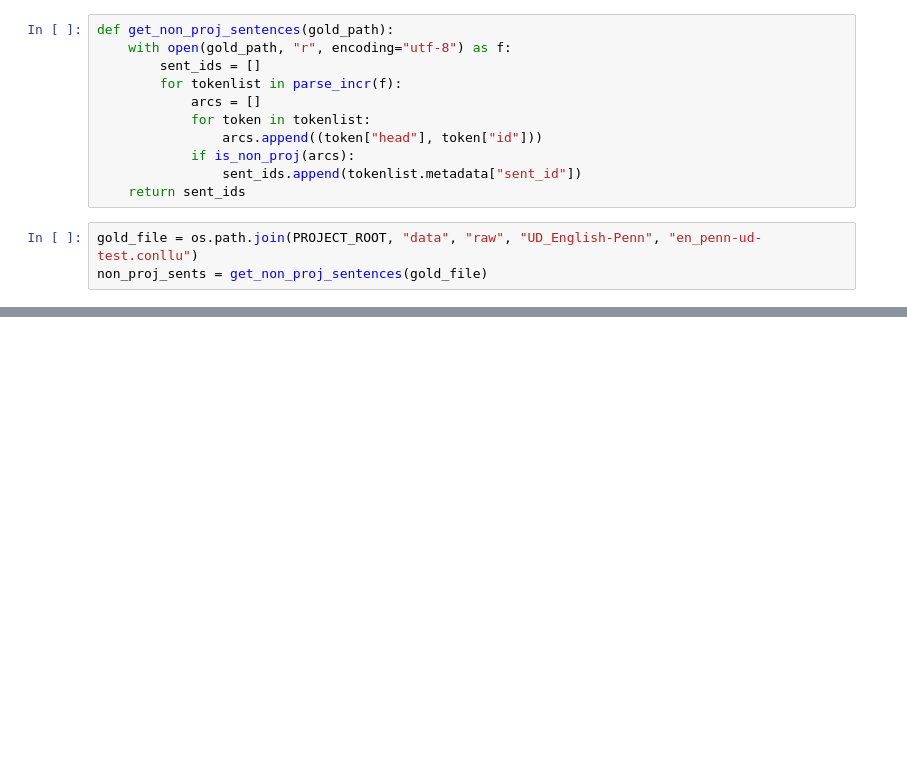
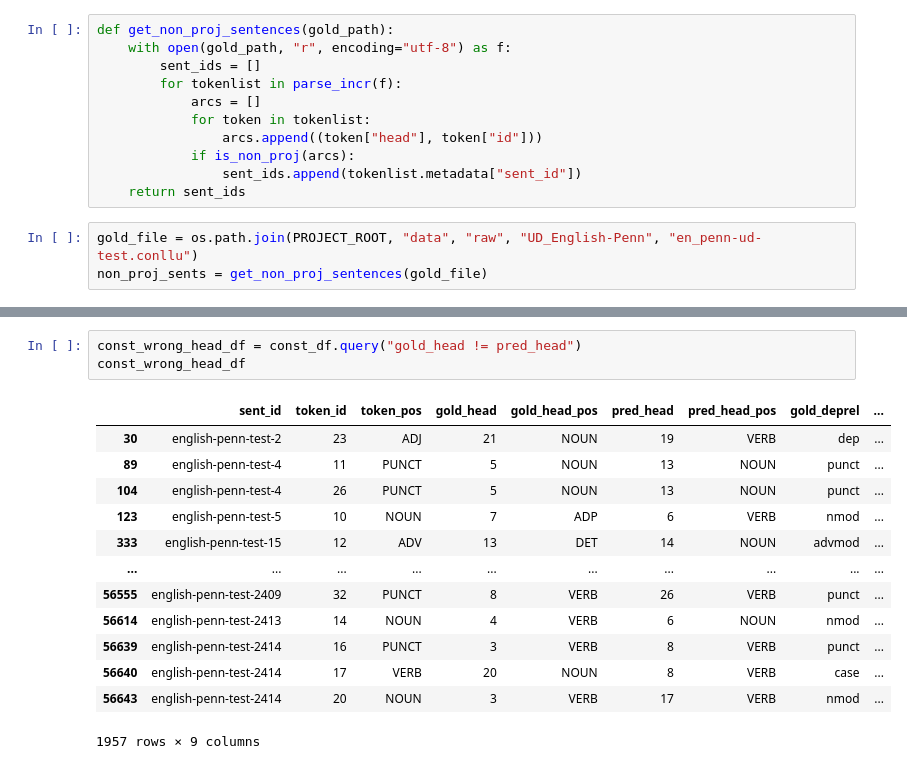
Before and after one commit to aikalee/dependency-recasting, a Jupyter notebook: notebooks/error_analysis.ipynb, the cells around one changed output, grey strips where cells are left out. Cells and saved outputs as stored; diff of their text form; blank space fills up the shorter version.

```diff
--- a/notebooks/error_analysis.ipynb
+++ b/notebooks/error_analysis.ipynb
@@ -100,0 +80,17 @@ np.float64(4.439493049877351)
+# %%
+const_wrong_head_df = const_df.query("gold_head != pred_head")
+const_wrong_head_df
+# %% [output]
+|  | sent_id | token_id | token_pos | gold_head | gold_head_pos | pred_head | pred_head_pos | gold_deprel | ... |
+| 30 | english-penn-test-2 | 23 | ADJ | 21 | NOUN | 19 | VERB | dep | ... |
+| 89 | english-penn-test-4 | 11 | PUNCT | 5 | NOUN | 13 | NOUN | punct | ... |
+| 104 | english-penn-test-4 | 26 | PUNCT | 5 | NOUN | 13 | NOUN | punct | ... |
+| 123 | english-penn-test-5 | 10 | NOUN | 7 | ADP | 6 | VERB | nmod | ... |
+| 333 | english-penn-test-15 | 12 | ADV | 13 | DET | 14 | NOUN | advmod | ... |
+| ... | ... | ... | ... | ... | ... | ... | ... | ... | ... |
+| 56555 | english-penn-test-2409 | 32 | PUNCT | 8 | VERB | 26 | VERB | punct | ... |
+| 56614 | english-penn-test-2413 | 14 | NOUN | 4 | VERB | 6 | NOUN | nmod | ... |
+| 56639 | english-penn-test-2414 | 16 | PUNCT | 3 | VERB | 8 | VERB | punct | ... |
+| 56640 | english-penn-test-2414 | 17 | VERB | 20 | NOUN | 8 | VERB | case | ... |
+| 56643 | english-penn-test-2414 | 20 | NOUN | 3 | VERB | 17 | VERB | nmod | ... |
+1957 rows × 9 columns
```
Also changed, not shown: parts of 47 cells of this notebook, 17 other files.
